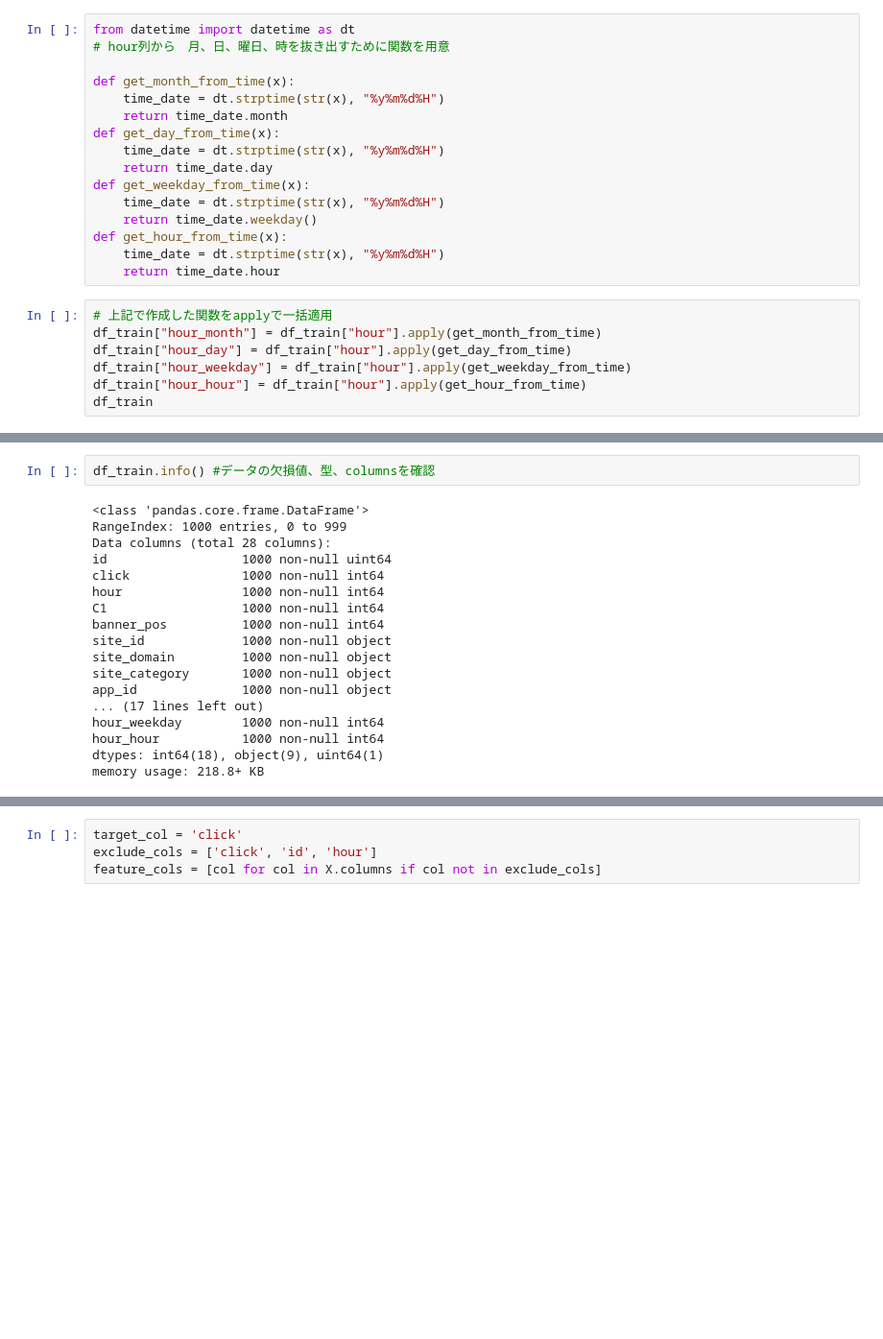
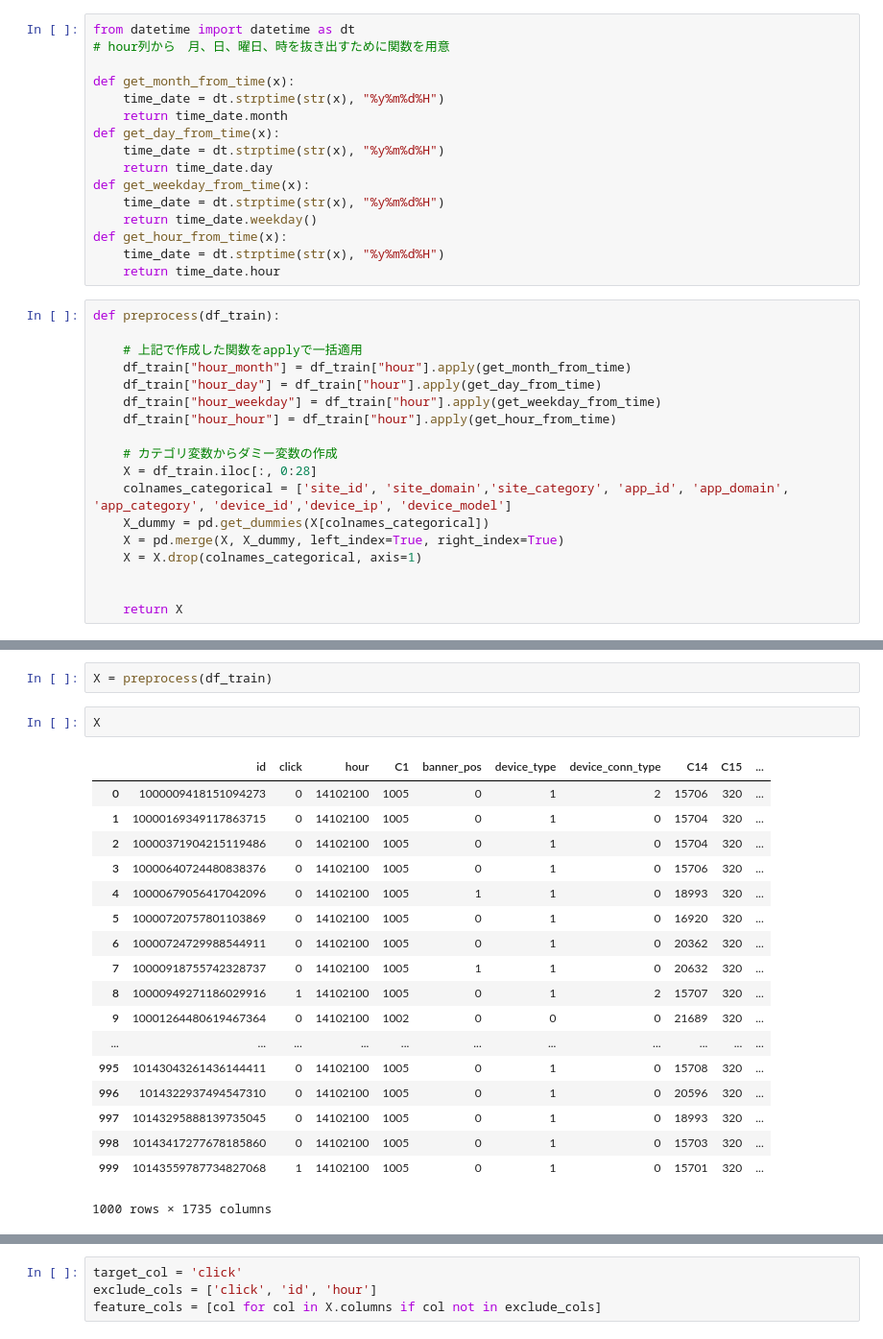
Before and after one commit to hondadadada1234/Click-Through-Rate-Prediction, a Jupyter notebook: Click-Through Rate Prediction.ipynb, the cells around one changed output, grey strips where cells are left out. Shown at 96% size. Saved outputs shown, nothing was run; the diff lists cells and outputs as text; blank space fills up the shorter version.

```diff
--- a/Click-Through Rate Prediction.ipynb
+++ b/Click-Through Rate Prediction.ipynb
@@ -93,9 +107,20 @@ def get_hour_from_time(x):
     time_date = dt.strptime(str(x), "%y%m%d%H")
     return time_date.hour
 # %%
-# 上記で作成した関数をapplyで一括適用
-df_train["hour_month"] = df_train["hour"].apply(get_month_from_time)
-df_train["hour_day"] = df_train["hour"].apply(get_day_from_time)
-df_train["hour_weekday"] = df_train["hour"].apply(get_weekday_from_time)
-df_train["hour_hour"] = df_train["hour"].apply(get_hour_from_time)
-df_train
+def preprocess(df_train):
+
+    # 上記で作成した関数をapplyで一括適用
+    df_train["hour_month"] = df_train["hour"].apply(get_month_from_time)
+    df_train["hour_day"] = df_train["hour"].apply(get_day_from_time)
+    df_train["hour_weekday"] = df_train["hour"].apply(get_weekday_from_time)
+    df_train["hour_hour"] = df_train["hour"].apply(get_hour_from_time)
+
+    # カテゴリ変数からダミー変数の作成
+    X = df_train.iloc[:, 0:28]
+    colnames_categorical = ['site_id', 'site_domain','site_category', 'app_id', 'app_domain', 'app_category', 'device_id','device_ip', 'device_model']
+    X_dummy = pd.get_dummies(X[colnames_categorical])
+    X = pd.merge(X, X_dummy, left_index=True, right_index=True)
+    X = X.drop(colnames_categorical, axis=1)
+
+
+    return X
@@ -121,21 +127,24 @@ df_train
-# %%
-df_train.info() #データの欠損値、型、columnsを確認
-# %% [output]
-<class 'pandas.core.frame.DataFrame'>
-RangeIndex: 1000 entries, 0 to 999
-Data columns (total 28 columns):
-id                  1000 non-null uint64
-click               1000 non-null int64
-hour                1000 non-null int64
-C1                  1000 non-null int64
-banner_pos          1000 non-null int64
-site_id             1000 non-null object
-site_domain         1000 non-null object
-site_category       1000 non-null object
-app_id              1000 non-null object
-... (17 lines left out)
-hour_weekday        1000 non-null int64
-hour_hour           1000 non-null int64
-dtypes: int64(18), object(9), uint64(1)
-memory usage: 218.8+ KB
+# %%
+X = preprocess(df_train)
+# %%
+X
+# %% [output]
+|  | id | click | hour | C1 | banner_pos | device_type | device_conn_type | C14 | C15 | ... |
+| 0 | 1000009418151094273 | 0 | 14102100 | 1005 | 0 | 1 | 2 | 15706 | 320 | ... |
+| 1 | 10000169349117863715 | 0 | 14102100 | 1005 | 0 | 1 | 0 | 15704 | 320 | ... |
+| 2 | 10000371904215119486 | 0 | 14102100 | 1005 | 0 | 1 | 0 | 15704 | 320 | ... |
+| 3 | 10000640724480838376 | 0 | 14102100 | 1005 | 0 | 1 | 0 | 15706 | 320 | ... |
+| 4 | 10000679056417042096 | 0 | 14102100 | 1005 | 1 | 1 | 0 | 18993 | 320 | ... |
+| 5 | 10000720757801103869 | 0 | 14102100 | 1005 | 0 | 1 | 0 | 16920 | 320 | ... |
+| 6 | 10000724729988544911 | 0 | 14102100 | 1005 | 0 | 1 | 0 | 20362 | 320 | ... |
+| 7 | 10000918755742328737 | 0 | 14102100 | 1005 | 1 | 1 | 0 | 20632 | 320 | ... |
+| 8 | 10000949271186029916 | 1 | 14102100 | 1005 | 0 | 1 | 2 | 15707 | 320 | ... |
+| 9 | 10001264480619467364 | 0 | 14102100 | 1002 | 0 | 0 | 0 | 21689 | 320 | ... |
+| ... | ... | ... | ... | ... | ... | ... | ... | ... | ... | ... |
+| 995 | 10143043261436144411 | 0 | 14102100 | 1005 | 0 | 1 | 0 | 15708 | 320 | ... |
+| 996 | 1014322937494547310 | 0 | 14102100 | 1005 | 0 | 1 | 0 | 20596 | 320 | ... |
+| 997 | 10143295888139735045 | 0 | 14102100 | 1005 | 0 | 1 | 0 | 18993 | 320 | ... |
+| 998 | 10143417277678185860 | 0 | 14102100 | 1005 | 0 | 1 | 0 | 15703 | 320 | ... |
+| 999 | 10143559787734827068 | 1 | 14102100 | 1005 | 0 | 1 | 0 | 15701 | 320 | ... |
+1000 rows × 1735 columns
 # %% [markdown]
```
Also changed, not shown: parts of 46 cells of this notebook.
